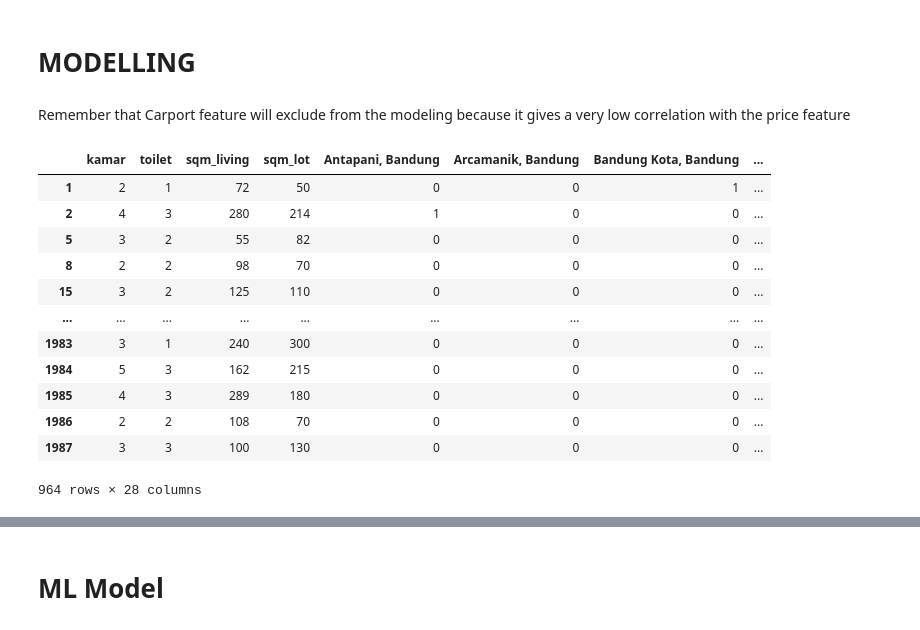
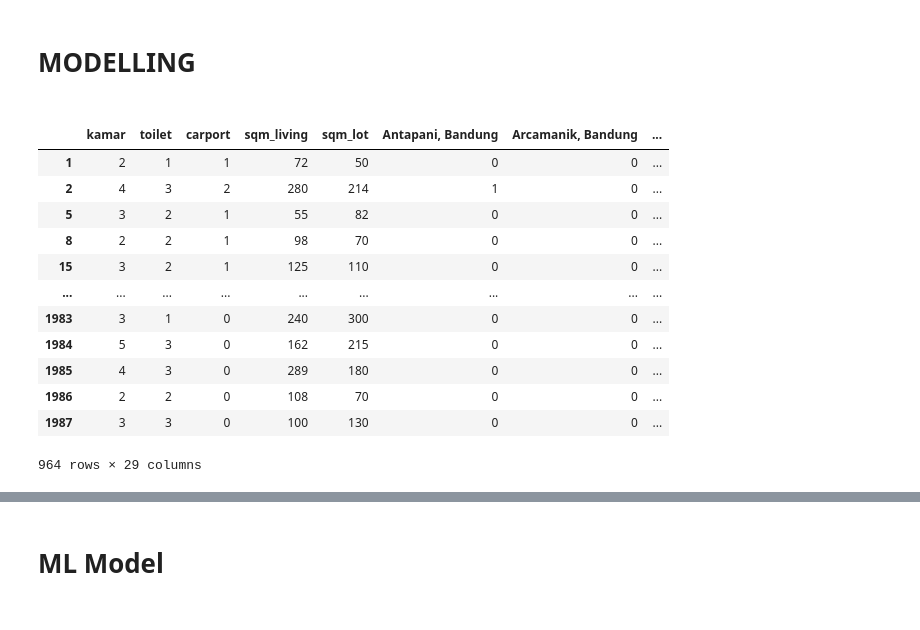
Before and after one commit to benitobosco/bandung_house_price_prediction, a Jupyter notebook: Bandung_House_Price_Prediction.ipynb, the cells around one changed output, grey strips where cells are left out. Saved outputs shown, nothing was run; the diff lists cells and outputs as text; code cells hidden in the pictures.

```diff
--- a/Bandung_House_Price_Prediction.ipynb
+++ b/Bandung_House_Price_Prediction.ipynb
@@ -354,24 +310,24 @@ df7
 # %% [markdown]
 # MODELLING
 # %% [markdown]
-Remember that Carport feature will exclude from the modeling because it gives a very low correlation with the price feature
+<!-- Remember that Carport feature will exclude from the modeling because it gives a very low correlation with the price feature -->
 # %%
-X = df7.drop(['price', 'carport'], axis='columns')
+X = df7.drop(['price'], axis='columns')
 X
 # %% [output]
-|  | kamar | toilet | sqm_living | sqm_lot | Antapani, Bandung | Arcamanik, Bandung | Bandung Kota, Bandung | ... |
-| 1 | 2 | 1 | 72 | 50 | 0 | 0 | 1 | ... |
-| 2 | 4 | 3 | 280 | 214 | 1 | 0 | 0 | ... |
-| 5 | 3 | 2 | 55 | 82 | 0 | 0 | 0 | ... |
-| 8 | 2 | 2 | 98 | 70 | 0 | 0 | 0 | ... |
-| 15 | 3 | 2 | 125 | 110 | 0 | 0 | 0 | ... |
+|  | kamar | toilet | carport | sqm_living | sqm_lot | Antapani, Bandung | Arcamanik, Bandung | ... |
+| 1 | 2 | 1 | 1 | 72 | 50 | 0 | 0 | ... |
+| 2 | 4 | 3 | 2 | 280 | 214 | 1 | 0 | ... |
+| 5 | 3 | 2 | 1 | 55 | 82 | 0 | 0 | ... |
+| 8 | 2 | 2 | 1 | 98 | 70 | 0 | 0 | ... |
+| 15 | 3 | 2 | 1 | 125 | 110 | 0 | 0 | ... |
 | ... | ... | ... | ... | ... | ... | ... | ... | ... |
-| 1983 | 3 | 1 | 240 | 300 | 0 | 0 | 0 | ... |
-| 1984 | 5 | 3 | 162 | 215 | 0 | 0 | 0 | ... |
-| 1985 | 4 | 3 | 289 | 180 | 0 | 0 | 0 | ... |
-| 1986 | 2 | 2 | 108 | 70 | 0 | 0 | 0 | ... |
-| 1987 | 3 | 3 | 100 | 130 | 0 | 0 | 0 | ... |
+| 1983 | 3 | 1 | 0 | 240 | 300 | 0 | 0 | ... |
+| 1984 | 5 | 3 | 0 | 162 | 215 | 0 | 0 | ... |
+| 1985 | 4 | 3 | 0 | 289 | 180 | 0 | 0 | ... |
+| 1986 | 2 | 2 | 0 | 108 | 70 | 0 | 0 | ... |
+| 1987 | 3 | 3 | 0 | 100 | 130 | 0 | 0 | ... |
-964 rows × 28 columns
+964 rows × 29 columns
 # %%
 y = df7['price']
 y
```
Also changed, not shown: parts of 23 cells of this notebook, 3 other files.
